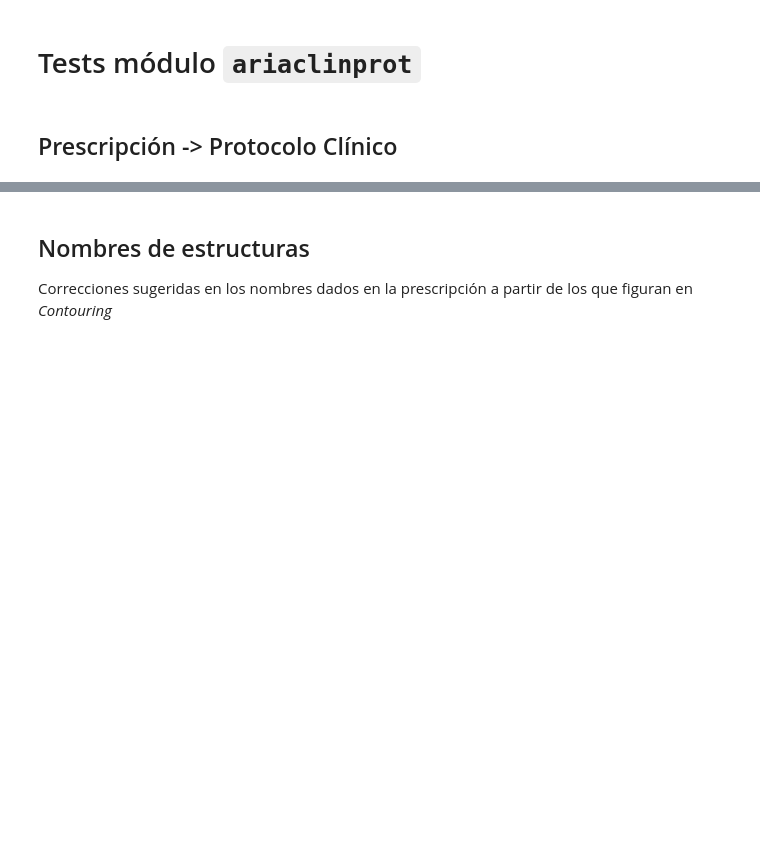
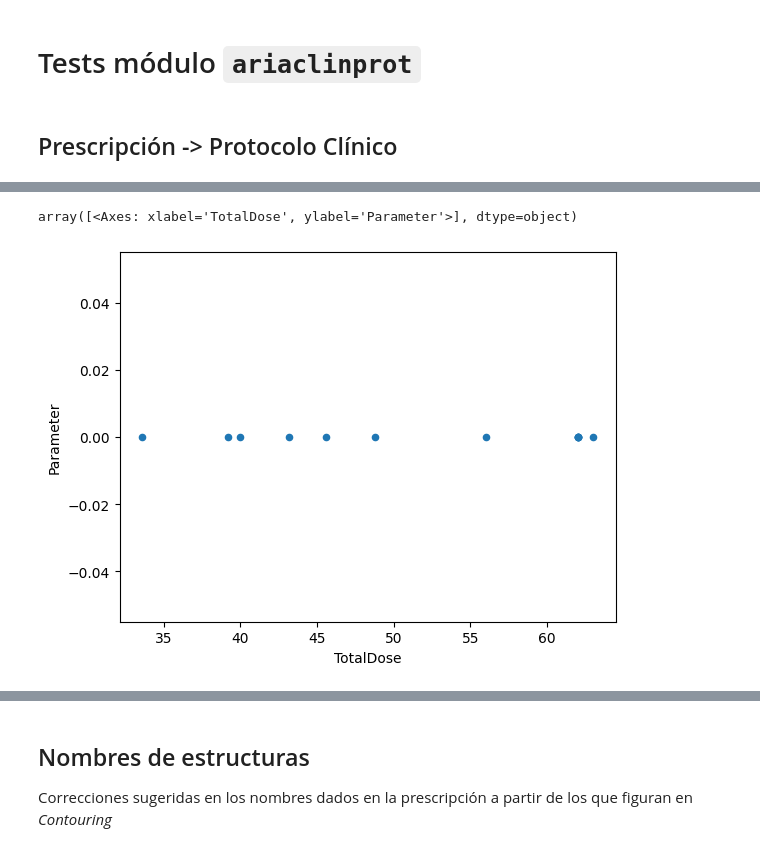
Before and after one commit to csarux/rtpros, a Jupyter notebook: protocolos/clinicos/testariaclinprot.ipynb, the cells around one changed output, grey strips where cells are left out. Cells and saved outputs as stored; diff of their text form; code cells hidden in the pictures; blank space fills up the shorter version.

```diff
--- a/protocolos/clinicos/testariaclinprot.ipynb
+++ b/protocolos/clinicos/testariaclinprot.ipynb
@@ -11,0 +83,5 @@ acp.convertPrescriptionIntoClinicalProtocol(prescription=prescriptionFile, Proto
+# %%
+maxdf = itemdf[itemdf.Modifier==10]
+maxdf = maxdf.drop('Modifier', axis=1)
+maxdf.set_index(['Structure', maxdf.index], inplace=True)
+maxdf
@@ -11,0 +104,2 @@ acp.convertPrescriptionIntoClinicalProtocol(prescription=prescriptionFile, Proto
+# %%
+maxdf.set_index(['Structure', maxdf.index], inplace=True)
@@ -11,0 +125,5 @@ acp.convertPrescriptionIntoClinicalProtocol(prescription=prescriptionFile, Proto
+# %%
+maxdf.unstack(level=0).plot(kind='scatter', x='TotalDose', y='Parameter')
+# %% [output]
+array([<Axes: xlabel='TotalDose', ylabel='Parameter'>], dtype=object)
+[figure, added]
```
Also changed, not shown: parts of 15 cells of this notebook.
